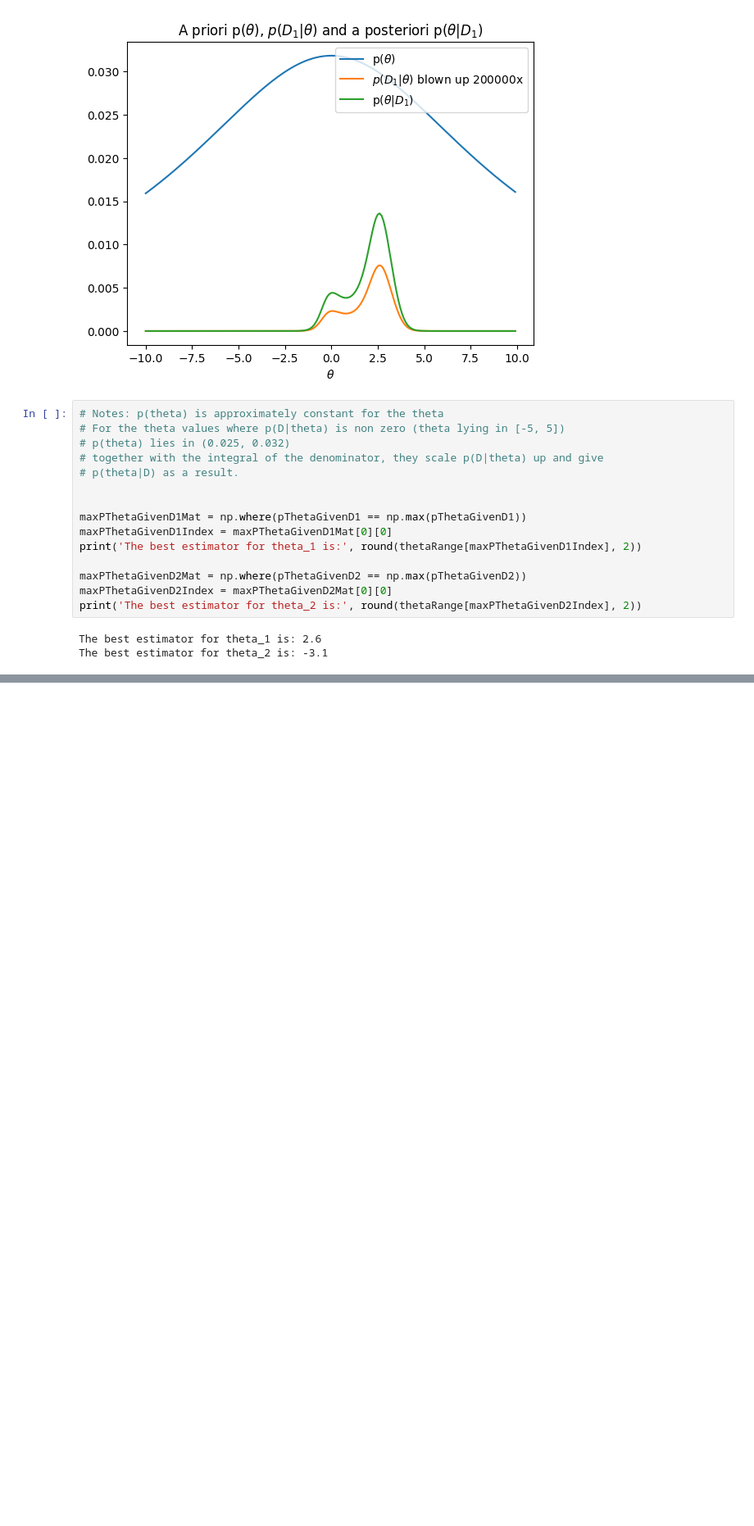
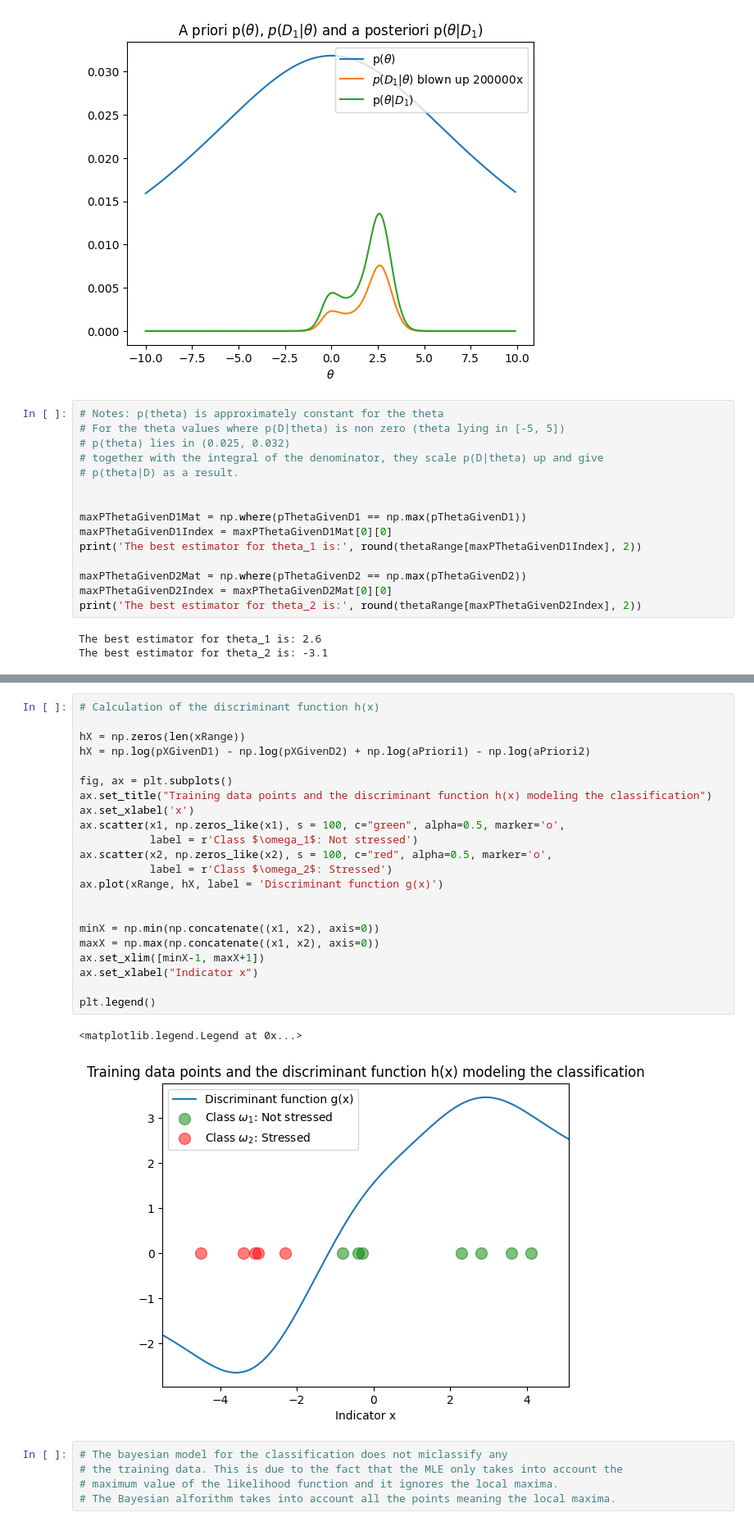
Before and after one commit to styltopa/PatternRecognition, a Jupyter notebook: topalidis_9613_Assignment2.ipynb, the cells around one changed output, grey strips where cells are left out. Shown: that part at 82% size. Saved outputs shown, nothing was run; the diff lists cells and outputs as text; blank space fills up the shorter version.

```diff
--- a/topalidis_9613_Assignment2.ipynb
+++ b/topalidis_9613_Assignment2.ipynb
@@ -292,0 +306,30 @@ print(pXGivenD1.shape)
+# %%
+# Calculation of the discriminant function h(x)
+
+hX = np.zeros(len(xRange))
+hX = np.log(pXGivenD1) - np.log(pXGivenD2) + np.log(aPriori1) - np.log(aPriori2)
+
+fig, ax = plt.subplots()
+ax.set_title("Training data points and the discriminant function h(x) modeling the classification")
+ax.set_xlabel('x')
+ax.scatter(x1, np.zeros_like(x1), s = 100, c="green", alpha=0.5, marker='o',
+           label = r'Class $\omega_1$: Not stressed')
+ax.scatter(x2, np.zeros_like(x2), s = 100, c="red", alpha=0.5, marker='o',
+           label = r'Class $\omega_2$: Stressed')
+ax.plot(xRange, hX, label = 'Discriminant function g(x)')
+
+
+minX = np.min(np.concatenate((x1, x2), axis=0))
+maxX = np.max(np.concatenate((x1, x2), axis=0))
+ax.set_xlim([minX-1, maxX+1])
+ax.set_xlabel("Indicator x")
+
+plt.legend()
+# %% [output]
+<matplotlib.legend.Legend at 0x...>
+[figure, added]
+# %%
+# The bayesian model for the classification does not miclassify any
+# the training data. This is due to the fact that the MLE only takes into account the
+# maximum value of the likelihood function and it ignores the local maxima.
+# The Bayesian alforithm takes into account all the points meaning the local maxima.
```
Also changed, not shown: parts of 1 cell of this notebook.
